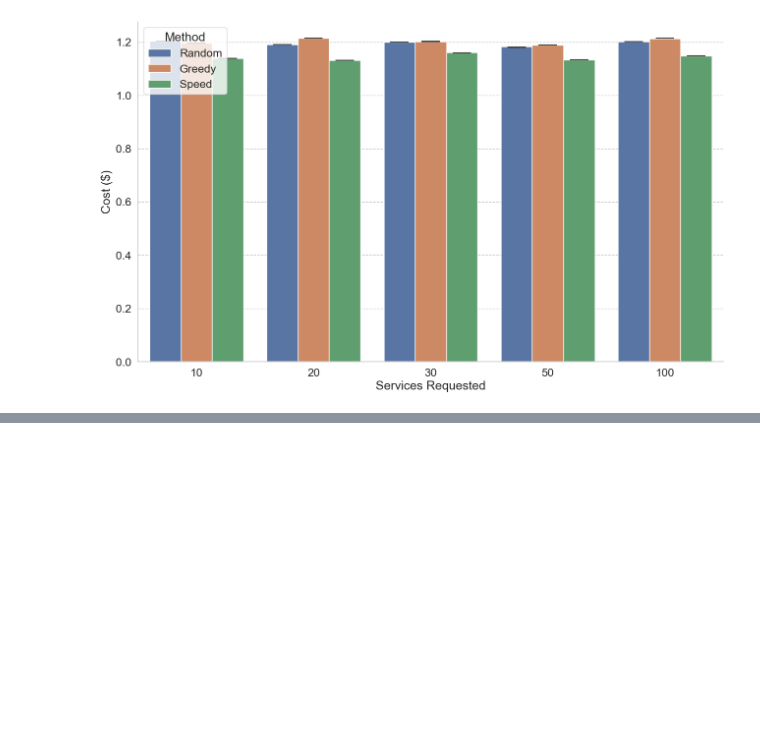
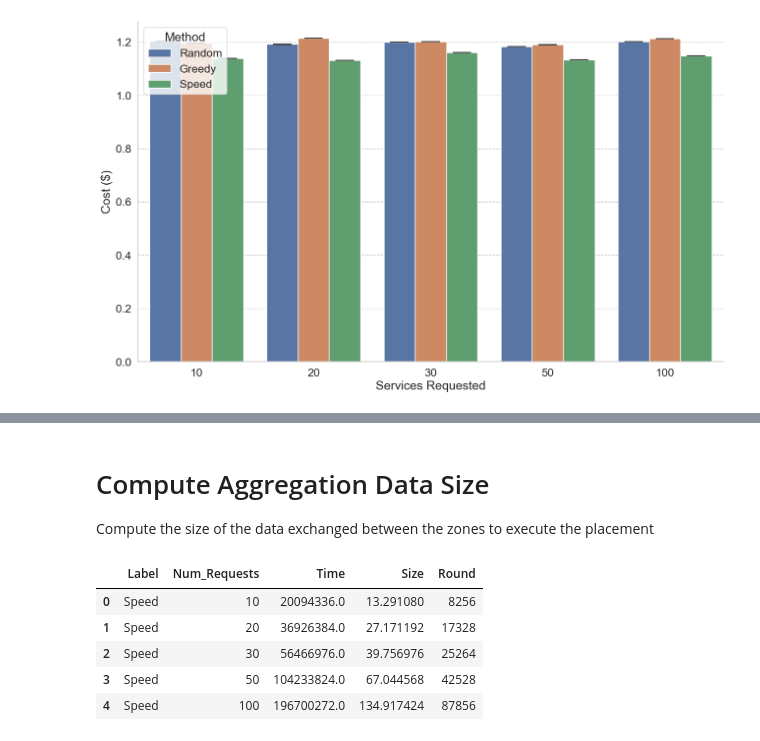
Before and after one commit to anselmobattisti/speed, a Jupyter notebook: experiments/A1/notebook/notebook.ipynb, the cells around one changed output, grey strips where cells are left out. Saved outputs shown, nothing was run; the diff lists cells and outputs as text; code cells hidden in the pictures; blank space fills up the shorter version.

```diff
--- a/experiments/A1/notebook/notebook.ipynb
+++ b/experiments/A1/notebook/notebook.ipynb
@@ -195,3 +269,33 @@ g.figure.savefig(fname='./services_cost.pdf', transparent=False, pad_inches=0.3,
+# %% [markdown]
+# Compute Aggregation Data Size
+
+Compute the size of the data exchanged between the zones to execute the placement
+# %%
+def process_data_size():
+    data = load_data()
+    entities = data['data_aggregation']
+    services_processed = []
+    for services in entities:
+        df = services.loc[(services['Label'] == "Speed")]
+        services_processed.append(df)
+
+    gd = pd.concat(services_processed)
+
+    gd = gd.groupby(['Label', 'Num_Requests'],  observed=True).sum(["Size"]).reset_index()
+
+    gd["Size"] = gd['Size'] / 1000000
+
+    return gd
+
+data = process_data_size()
+data
+# %% [output]
+|  | Label | Num_Requests | Time | Size | Round |
+| 0 | Speed | 10 | 20094336.0 | 13.291080 | 8256 |
+| 1 | Speed | 20 | 36926384.0 | 27.171192 | 17328 |
+| 2 | Speed | 30 | 56466976.0 | 39.756976 | 25264 |
+| 3 | Speed | 50 | 104233824.0 | 67.044568 | 42528 |
+| 4 | Speed | 100 | 196700272.0 | 134.917424 | 87856 |
 # %%
 import seaborn as sns
 import matplotlib.pyplot as plt
```
Also changed, not shown: parts of 20 cells of this notebook, 28 other files.
